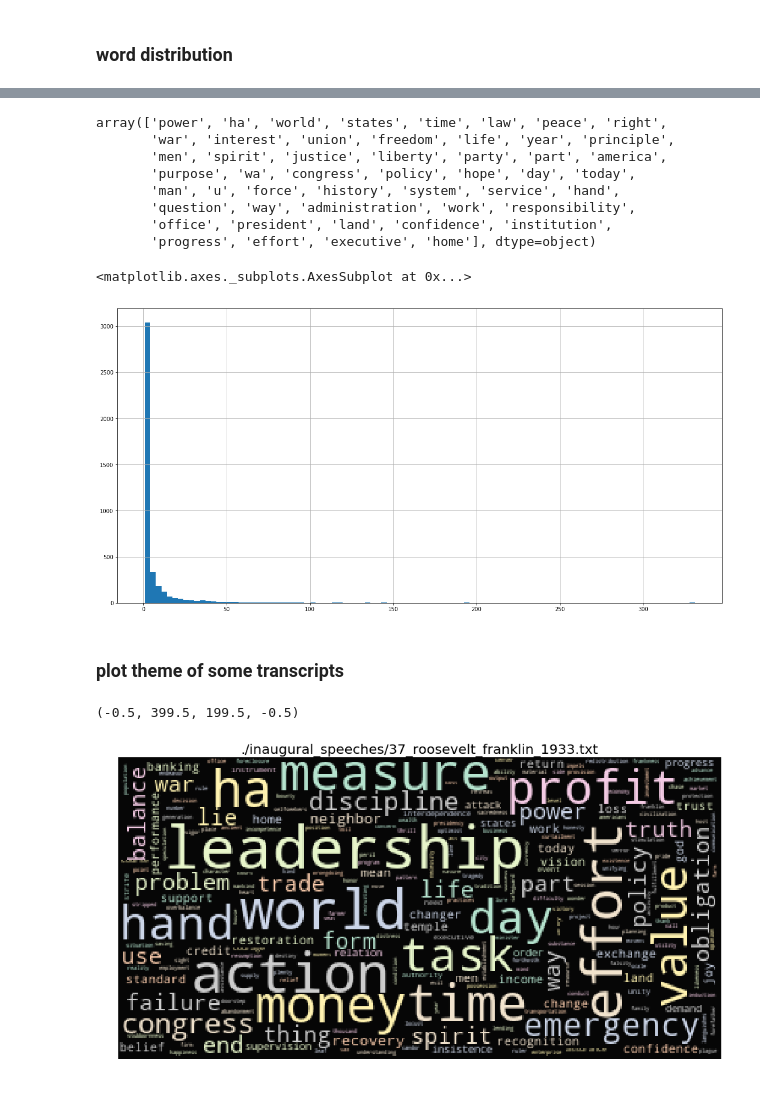
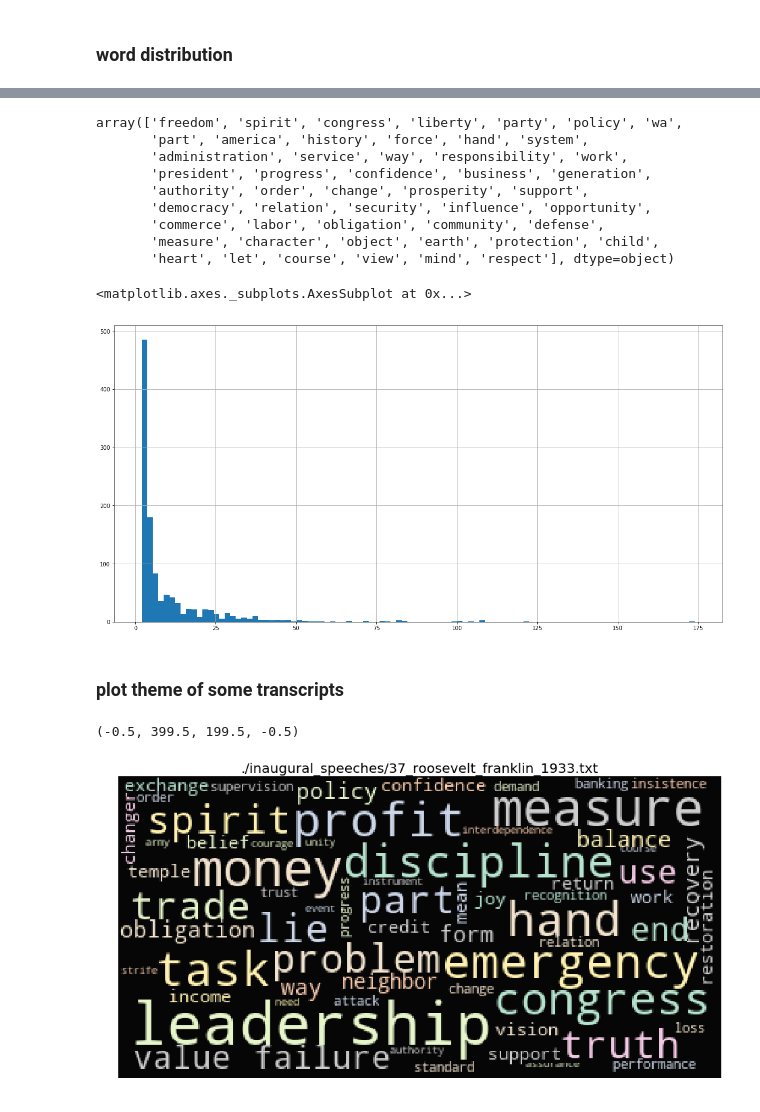
Before and after one commit to NVTACSI/minihackathon_jvn, a Jupyter notebook: eda .ipynb, the cells around one changed output, grey strips where cells are left out. Cells and saved outputs as stored; diff of their text form; code cells hidden in the pictures.

```diff
--- a/eda .ipynb
+++ b/eda .ipynb
@@ -34,8 +43,8 @@ for fname in files:
         lines = ' '.join(f.readlines())
         data.append(lines)
 # %%
-#stoplist = set([u'state', u'country', u'nation', u'people', u'constitution',u'duty', u'government', u'citizen', u'law', u'right', u'union',u'power', u'year', u'world', u'interest', u'purpose', u'justice',u'principle', u'it', u'time', u'question', u'executive', u'war',u'peace', u'life', u'institution', u'condition', u'effort', u'land',u'faith', u'place', u'office', u'today', u'thing', u'opinion',u'home', u'action', u'god', u'cause', u'century', u'strength',u'authority', u'danger', u'revenue', u'prosperity', u'subject',u'republic', u'generation', u'business', u'character'])
-stoplist = set([u'state', u'country', u'nation', u'people', u'constitution',u'duty', u'government', u'citizen'])
+stoplist = set([u'state', u'country', u'nation', u'people', u'constitution',u'duty', u'government', u'citizen', u'law', u'right', u'union',u'power', u'year', u'world', u'interest', u'purpose', u'justice',u'principle', u'it', u'time', u'question', u'executive', u'war',u'peace', u'life', u'institution', u'condition', u'effort', u'land',u'faith', u'place', u'office', u'today', u'thing', u'opinion',u'home', u'action', u'god', u'cause', u'century', u'strength', u'danger', u'revenue',u'subject',u'republic', 'ha', 'man', 'men', 'day', 'hope', 'u'])
+#stoplist = set([u'state', u'country', u'nation', u'people', u'constitution',u'duty', u'government', u'citizen'])
 # %% [markdown]
 ###  remove stopwords, punctuation, pos tag
 # %%
@@ -46,10 +55,14 @@ lemma = WordNetLemmatizer()
 def clean(doc):
     punc_free = ''.join(ch for ch in doc if ch not in exclude)
     normalized = " ".join(lemma.lemmatize(word) for word in punc_free.split())
-    doc_filter = " ".join([word for word, pos in nltk.pos_tag(normalized.lower().split()) if 'NN' in pos ])
-    stop_free = " ".join([i for i in doc_filter.split() if i not in stop])
+    doc_filter = " ".join([word for word, pos in nltk.pos_tag(normalized.lower().split()) if pos=='NN' ])
+    stop_free = [i for i in doc_filter.split() if i not in stop]
 
-    return stop_free
+    doc_count = pd.Series(stop_free).value_counts()
+    doc_count = set(doc_count[doc_count==1].index.values)
+    new_words = ' '.join([w for w in stop_free if w not in doc_count])
+
+    return new_words
 # %%
 doc_clean = [clean(doc).split() for doc in data]
 # %% [markdown]
@@ -73,33 +86,34 @@ all_tokens.value_counts().head(50).plot.bar()
 # %%
 all_tokens.value_counts().head(50).index.values
 # %% [output]
-array(['power', 'ha', 'world', 'states', 'time', 'law', 'peace', 'right',
-       'war', 'interest', 'union', 'freedom', 'life', 'year', 'principle',
-       'men', 'spirit', 'justice', 'liberty', 'party', 'part', 'america',
-       'purpose', 'wa', 'congress', 'policy', 'hope', 'day', 'today',
-       'man', 'u', 'force', 'history', 'system', 'service', 'hand',
-       'question', 'way', 'administration', 'work', 'responsibility',
-       'office', 'president', 'land', 'confidence', 'institution',
-       'progress', 'effort', 'executive', 'home'], dtype=object)
+array(['freedom', 'spirit', 'congress', 'liberty', 'party', 'policy', 'wa',
+       'part', 'america', 'history', 'force', 'hand', 'system',
+       'administration', 'service', 'way', 'responsibility', 'work',
+       'president', 'progress', 'confidence', 'business', 'generation',
+       'authority', 'order', 'change', 'prosperity', 'support',
+       'democracy', 'relation', 'security', 'influence', 'opportunity',
+       'commerce', 'labor', 'obligation', 'community', 'defense',
+       'measure', 'character', 'object', 'earth', 'protection', 'child',
+       'heart', 'let', 'course', 'view', 'mind', 'respect'], dtype=object)
 # %%
 all_tokens.value_counts().hist(bins=100)
 # %% [output]
 <matplotlib.axes._subplots.AxesSubplot at 0x...>
-[figure, old version]
+[figure, new version]
 # %% [markdown]
 ### plot theme of some transcripts
 # %%
 plt.figure(figsize=(16,13))
 wc = WordCloud(background_color="black", max_words=10000,
                stopwords=STOPWORDS, max_font_size= 40)
-wc.generate(doc_clean[0])
+wc.generate(' '.join(doc_clean[0]))
 plt.title(files[0], fontsize=20)
 # plt.imshow(wc.recolor( colormap= 'Pastel1_r' , random_state=17), alpha=0.98)
 plt.imshow(wc.recolor( colormap= 'Pastel2' , random_state=17), alpha=0.98)
 plt.axis('off')
 # %% [output]
 (-0.5, 399.5, 199.5, -0.5)
-[figure, old version]
+[figure, new version]
 # %%
 plt.figure(figsize=(16,13))
 wc = WordCloud(background_color="black", max_words=10000,
```
Also changed, not shown: parts of 28 cells of this notebook.
